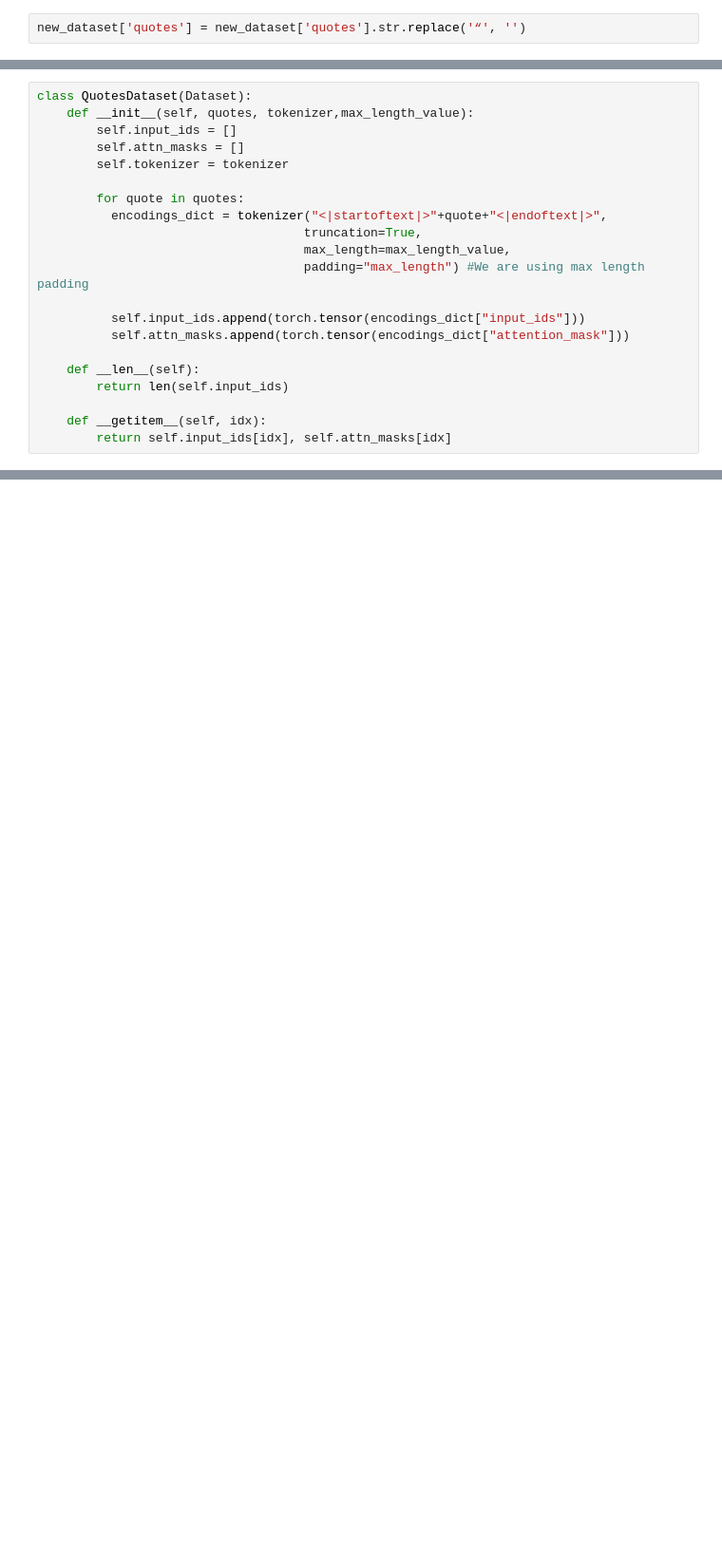
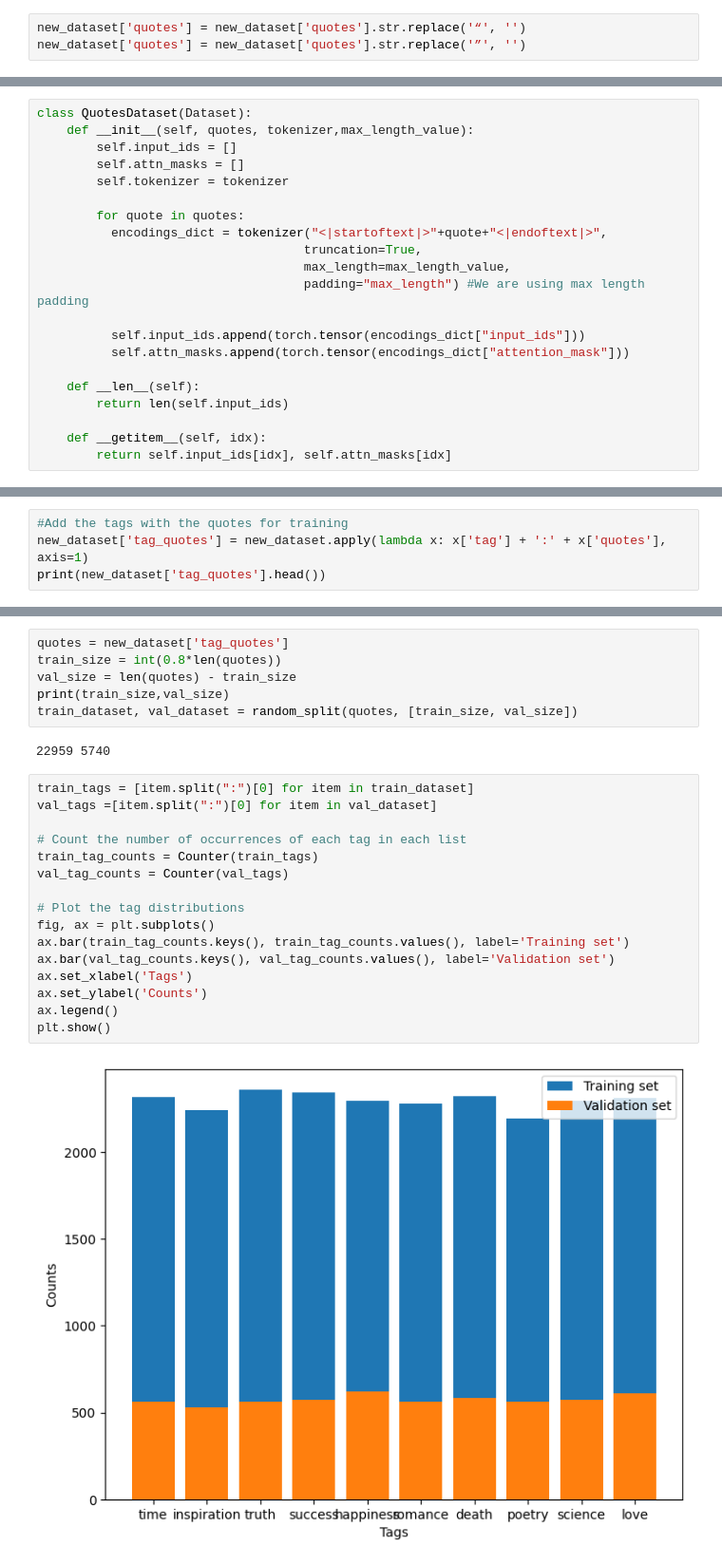
Before and after one commit to yankanp/quotes-generator, a Jupyter notebook: GPT-2/GPT2_Final.ipynb, the cells around one changed output, grey strips where cells are left out. Shown at 95% size. Saved outputs shown, nothing was run; the diff lists cells and outputs as text; blank space fills up the shorter version.

```diff
--- a/GPT-2/GPT2_Final.ipynb
+++ b/GPT-2/GPT2_Final.ipynb
@@ -130,5 +118,6 @@ plt.show()
 # %%
 new_dataset['quotes'] = new_dataset['quotes'].str.replace('“', '')
+new_dataset['quotes'] = new_dataset['quotes'].str.replace('”', '')
 # %%
 #Data preprocessing
 # Remove new line
@@ -175,0 +214,4 @@ optimizer='Adagrad'
+# %%
+#Add the tags with the quotes for training
+new_dataset['tag_quotes'] = new_dataset.apply(lambda x: x['tag'] + ':' + x['quotes'], axis=1)
+print(new_dataset['tag_quotes'].head())
@@ -176 +225,27 @@ optimizer='Adagrad'
+# %%
+quotes = new_dataset['tag_quotes']
+train_size = int(0.8*len(quotes))
+val_size = len(quotes) - train_size
+print(train_size,val_size)
+train_dataset, val_dataset = random_split(quotes, [train_size, val_size])
+# %% [output]
+22959 5740
+# %%
+train_tags = [item.split(":")[0] for item in train_dataset]
+val_tags =[item.split(":")[0] for item in val_dataset]
+
+# Count the number of occurrences of each tag in each list
+train_tag_counts = Counter(train_tags)
+val_tag_counts = Counter(val_tags)
+
+# Plot the tag distributions
+fig, ax = plt.subplots()
+ax.bar(train_tag_counts.keys(), train_tag_counts.values(), label='Training set')
+ax.bar(val_tag_counts.keys(), val_tag_counts.values(), label='Validation set')
+ax.set_xlabel('Tags')
+ax.set_ylabel('Counts')
+ax.legend()
+plt.show()
+# %% [output]
+[figure, added]
 # %%
```
Also changed, not shown: parts of 21 cells of this notebook, 1 other file.
